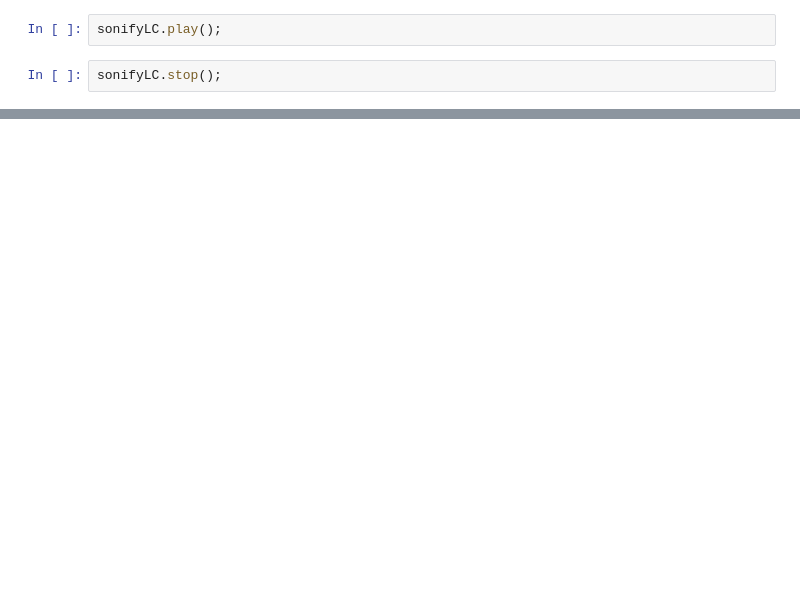
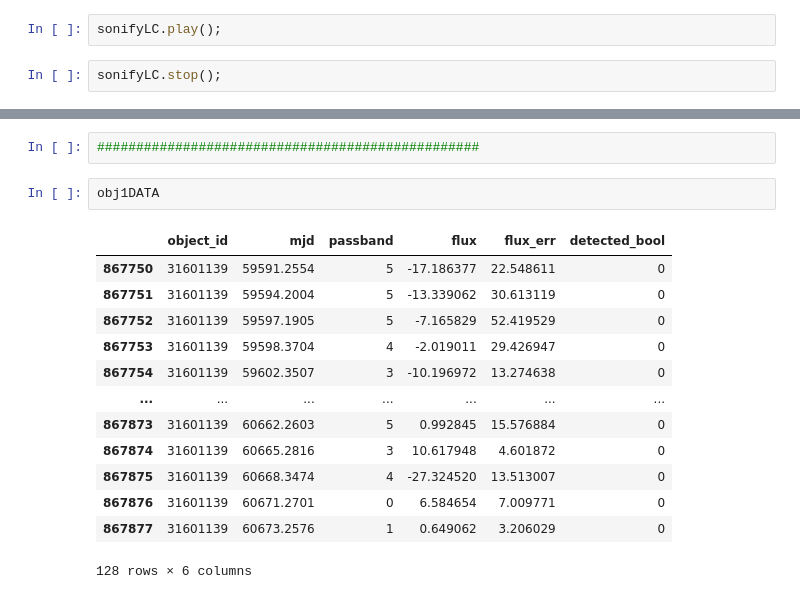
Before and after one commit to fedhere/LSSTsound, a Jupyter notebook: sonifyPLAsTiCC.ipynb, the cells around one changed output, grey strips where cells are left out. Cells and saved outputs as stored; diff of their text form; blank space fills up the shorter version.

```diff
--- a/sonifyPLAsTiCC.ipynb
+++ b/sonifyPLAsTiCC.ipynb
@@ -57,0 +150,18 @@ sonifyLC.write("sonifyLCA.wav")
+# %%
+#################################################
+# %%
+obj1DATA
+# %% [output]
+|  | object_id | mjd | passband | flux | flux_err | detected_bool |
+| 867750 | 31601139 | 59591.2554 | 5 | -17.186377 | 22.548611 | 0 |
+| 867751 | 31601139 | 59594.2004 | 5 | -13.339062 | 30.613119 | 0 |
+| 867752 | 31601139 | 59597.1905 | 5 | -7.165829 | 52.419529 | 0 |
+| 867753 | 31601139 | 59598.3704 | 4 | -2.019011 | 29.426947 | 0 |
+| 867754 | 31601139 | 59602.3507 | 3 | -10.196972 | 13.274638 | 0 |
+| ... | ... | ... | ... | ... | ... | ... |
+| 867873 | 31601139 | 60662.2603 | 5 | 0.992845 | 15.576884 | 0 |
+| 867874 | 31601139 | 60665.2816 | 3 | 10.617948 | 4.601872 | 0 |
+| 867875 | 31601139 | 60668.3474 | 4 | -27.324520 | 13.513007 | 0 |
+| 867876 | 31601139 | 60671.2701 | 0 | 6.584654 | 7.009771 | 0 |
+| 867877 | 31601139 | 60673.2576 | 1 | 0.649062 | 3.206029 | 0 |
+128 rows × 6 columns
```
Also changed, not shown: parts of 23 cells of this notebook.
